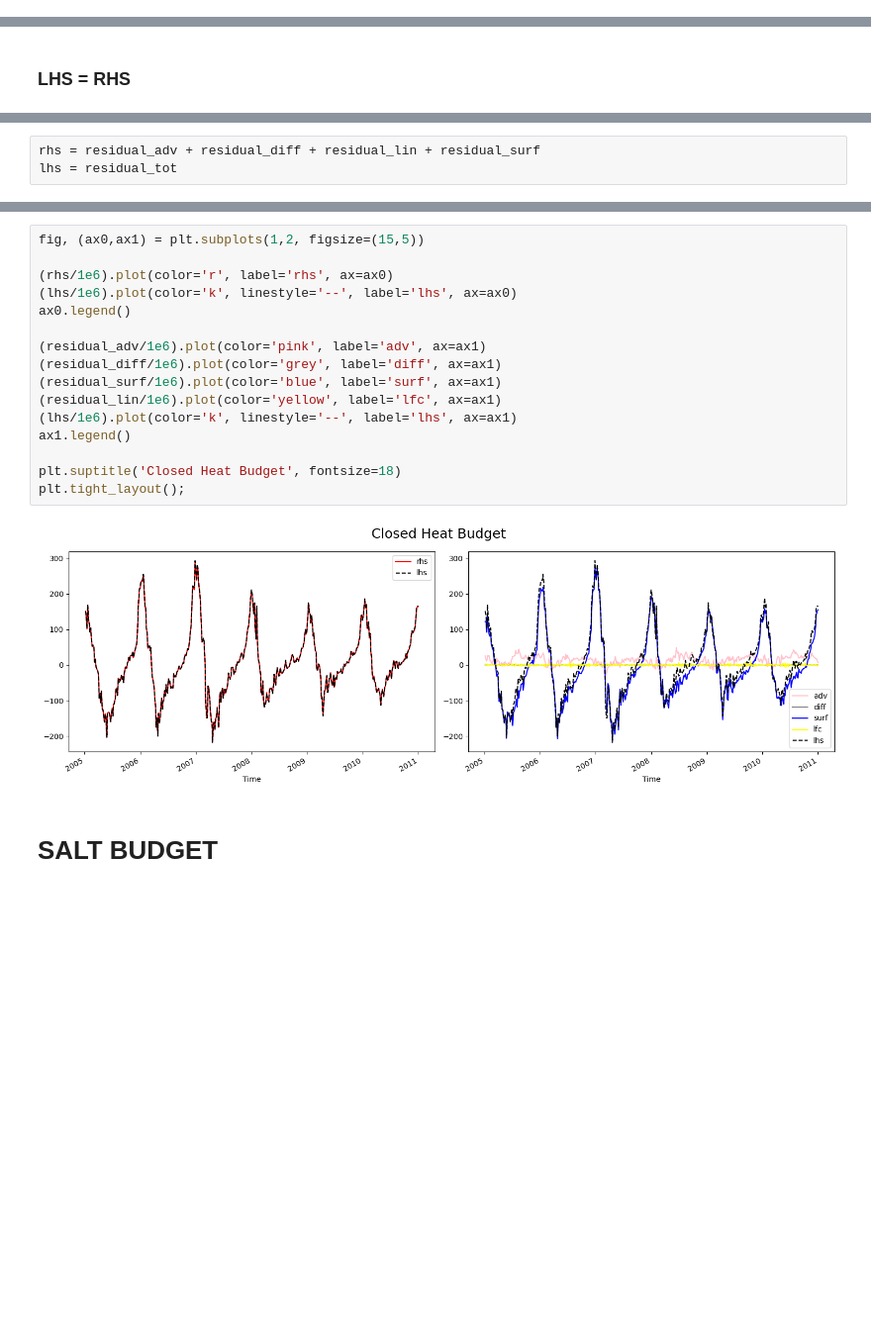
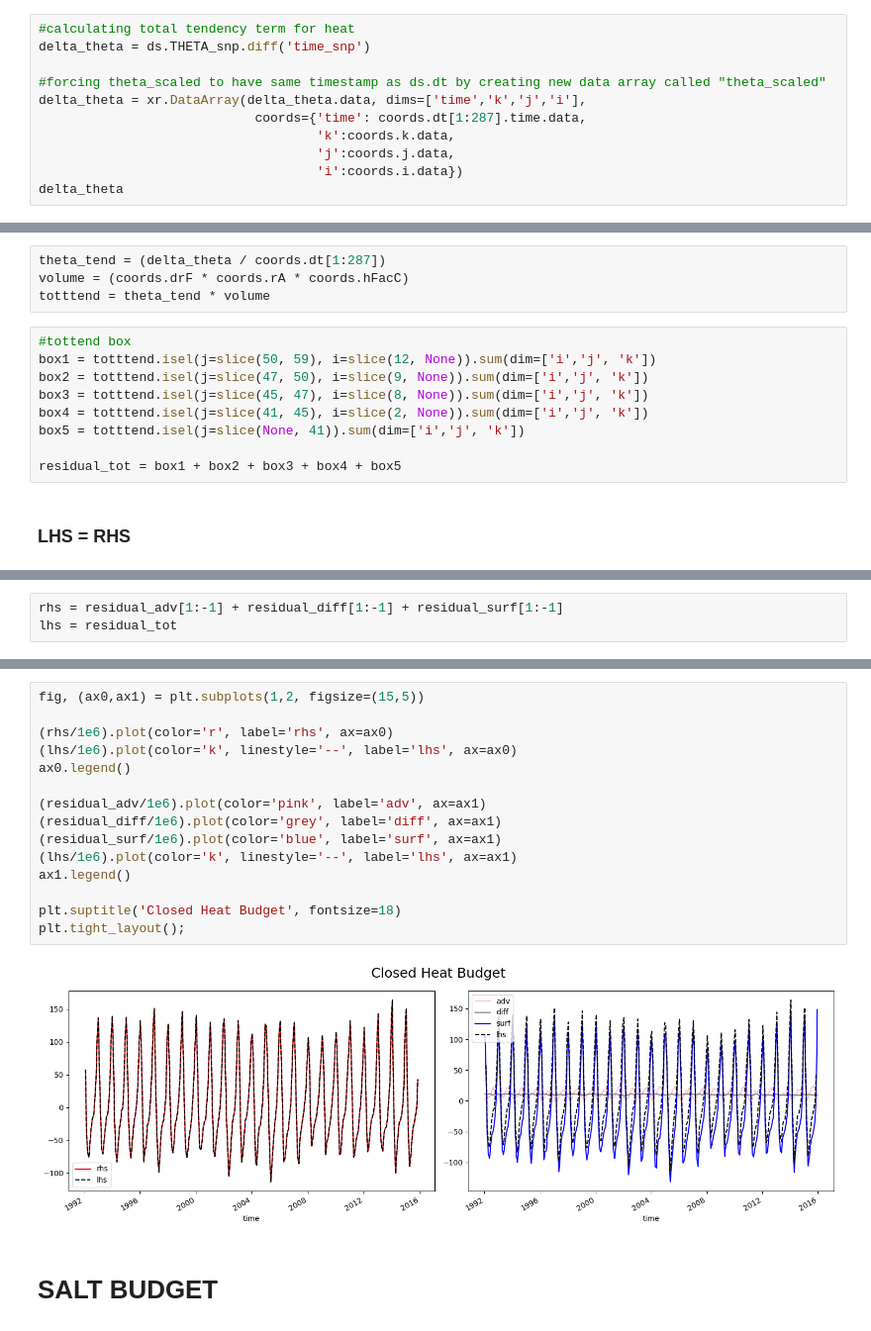
Before and after one commit to shanicetbailey/chapter1, a Jupyter notebook: ECCO-budgets/2_heat_salt_budget.ipynb, the cells around one changed output, grey strips where cells are left out. Shown at 99% size. Cells and saved outputs as stored; diff of their text form; blank space fills up the shorter version.

```diff
--- a/ECCO-budgets/2_heat_salt_budget.ipynb
+++ b/ECCO-budgets/2_heat_salt_budget.ipynb
@@ -308,0 +309,11 @@ residual_tot = box1 + box2 + box3 + box4
+# %%
+#calculating total tendency term for heat
+delta_theta = ds.THETA_snp.diff('time_snp')
+
+#forcing theta_scaled to have same timestamp as ds.dt by creating new data array called "theta_scaled"
+delta_theta = xr.DataArray(delta_theta.data, dims=['time','k','j','i'],
+                            coords={'time': coords.dt[1:287].time.data,
+                                    'k':coords.k.data,
+                                    'j':coords.j.data,
+                                    'i':coords.i.data})
+delta_theta
@@ -309,3 +347,16 @@ residual_tot = box1 + box2 + box3 + box4
+# %%
+theta_tend = (delta_theta / coords.dt[1:287])
+volume = (coords.drF * coords.rA * coords.hFacC)
+totttend = theta_tend * volume
+# %%
+#tottend box
+box1 = totttend.isel(j=slice(50, 59), i=slice(12, None)).sum(dim=['i','j', 'k'])
+box2 = totttend.isel(j=slice(47, 50), i=slice(9, None)).sum(dim=['i','j', 'k'])
+box3 = totttend.isel(j=slice(45, 47), i=slice(8, None)).sum(dim=['i','j', 'k'])
+box4 = totttend.isel(j=slice(41, 45), i=slice(2, None)).sum(dim=['i','j', 'k'])
+box5 = totttend.isel(j=slice(None, 41)).sum(dim=['i','j', 'k'])
+
+residual_tot = box1 + box2 + box3 + box4 + box5
 # %% [markdown]
 ### LHS = RHS
 # %%
@@ -335,5 +378,5 @@ distributed.client.AllExit
 # %%
-rhs = residual_adv + residual_diff + residual_lin + residual_surf
+rhs = residual_adv[1:-1] + residual_diff[1:-1] + residual_surf[1:-1]
 lhs = residual_tot
 # %%
 ((rhs-lhs).mean('time')/1e6).values
@@ -342,21 +385,20 @@ array(-0.11989031)
 # %%
 fig, (ax0,ax1) = plt.subplots(1,2, figsize=(15,5))
 
 (rhs/1e6).plot(color='r', label='rhs', ax=ax0)
 (lhs/1e6).plot(color='k', linestyle='--', label='lhs', ax=ax0)
 ax0.legend()
 
 (residual_adv/1e6).plot(color='pink', label='adv', ax=ax1)
 (residual_diff/1e6).plot(color='grey', label='diff', ax=ax1)
 (residual_surf/1e6).plot(color='blue', label='surf', ax=ax1)
-(residual_lin/1e6).plot(color='yellow', label='lfc', ax=ax1)
 (lhs/1e6).plot(color='k', linestyle='--', label='lhs', ax=ax1)
 ax1.legend()
 
 plt.suptitle('Closed Heat Budget', fontsize=18)
 plt.tight_layout();
 # %% [output]
-[figure, old version]
+[figure, new version]
 # %% [markdown]
 # SALT BUDGET
 # %% [markdown]
```
Also changed, not shown: parts of 53 cells of this notebook.
